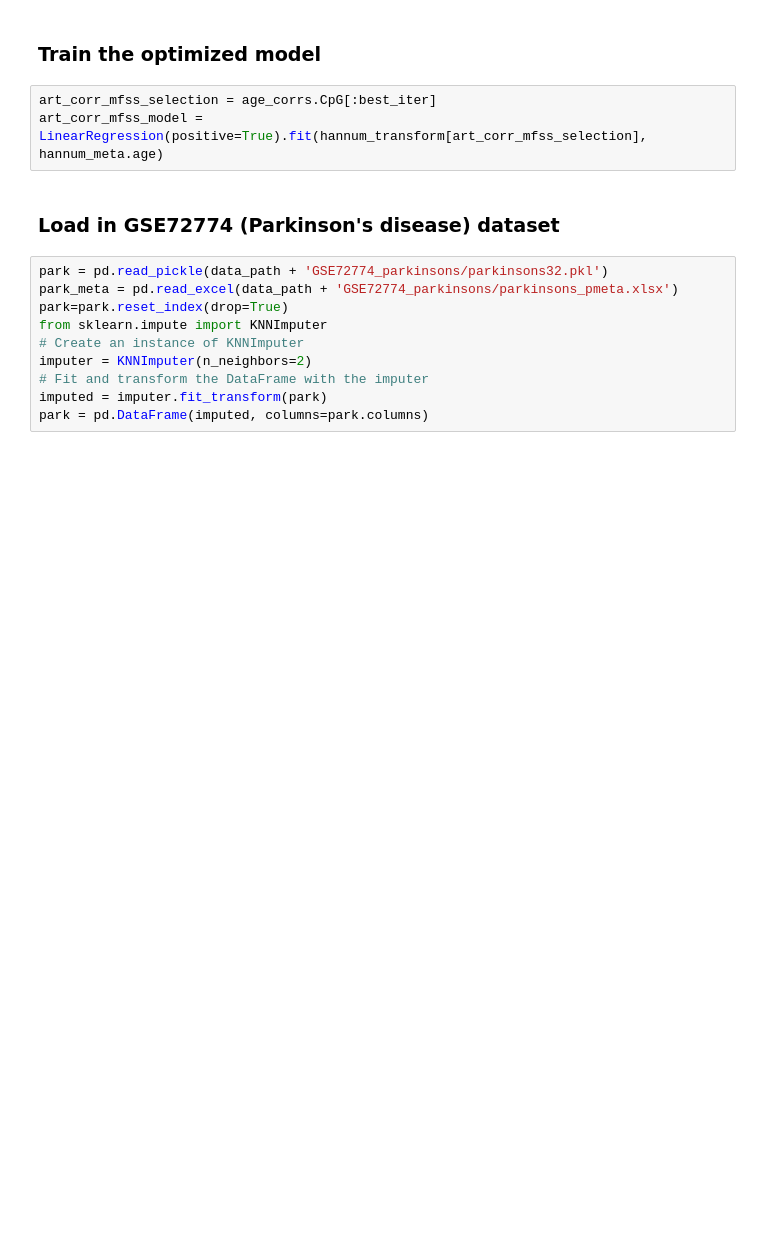
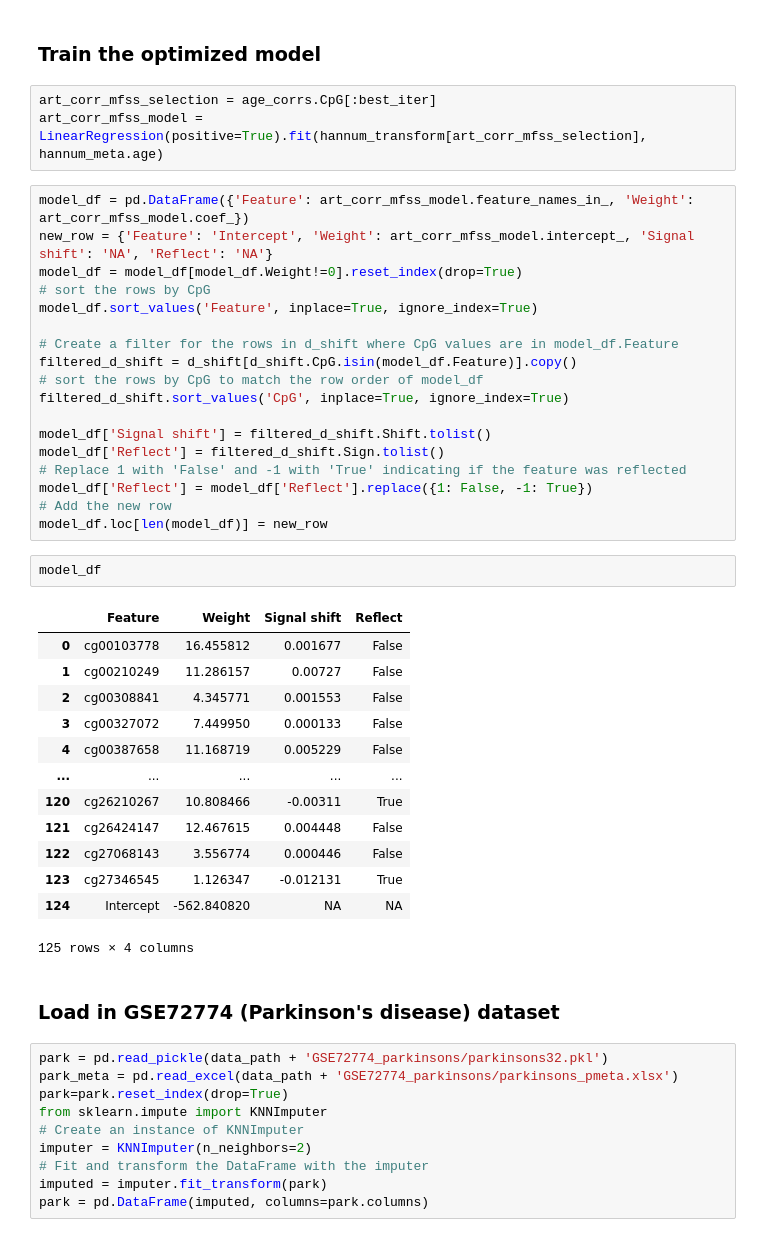
Before and after one commit to SkinnerCM/conboy-laboratory, a Jupyter notebook: dnam-clocks/mFSS-clock/notebooks/Generate figures/Generate Figure 4, supplementary figures 4-6 and supplementary tables 3-7.ipynb, the cells around one changed output. Drawn from its saved outputs; the diff is of its cells as text; blank space fills up the shorter version.

Commit message:
add code for generating supp. table 4

```diff
--- a/dnam-clocks/mFSS-clock/notebooks/Generate figures/Generate Figure 4, supplementary figures 4-6 and supplementary tables 3-7.ipynb
+++ b/dnam-clocks/mFSS-clock/notebooks/Generate figures/Generate Figure 4, supplementary figures 4-6 and supplementary tables 3-7.ipynb
@@ -127,6 +127,40 @@ best_iter
 # %%
 art_corr_mfss_selection = age_corrs.CpG[:best_iter]
 art_corr_mfss_model = LinearRegression(positive=True).fit(hannum_transform[art_corr_mfss_selection], hannum_meta.age)
+# %%
+model_df = pd.DataFrame({'Feature': art_corr_mfss_model.feature_names_in_, 'Weight': art_corr_mfss_model.coef_})
+new_row = {'Feature': 'Intercept', 'Weight': art_corr_mfss_model.intercept_, 'Signal shift': 'NA', 'Reflect': 'NA'}
+model_df = model_df[model_df.Weight!=0].reset_index(drop=True)
+# sort the rows by CpG
+model_df.sort_values('Feature', inplace=True, ignore_index=True)
+
+# Create a filter for the rows in d_shift where CpG values are in model_df.Feature
+filtered_d_shift = d_shift[d_shift.CpG.isin(model_df.Feature)].copy()
+# sort the rows by CpG to match the row order of model_df
+filtered_d_shift.sort_values('CpG', inplace=True, ignore_index=True)
+
+model_df['Signal shift'] = filtered_d_shift.Shift.tolist()
+model_df['Reflect'] = filtered_d_shift.Sign.tolist()
+# Replace 1 with 'False' and -1 with 'True' indicating if the feature was reflected
+model_df['Reflect'] = model_df['Reflect'].replace({1: False, -1: True})
+# Add the new row
+model_df.loc[len(model_df)] = new_row
+# %%
+model_df
+# %% [output]
+|  | Feature | Weight | Signal shift | Reflect |
+| 0 | cg00103778 | 16.455812 | 0.001677 | False |
+| 1 | cg00210249 | 11.286157 | 0.00727 | False |
+| 2 | cg00308841 | 4.345771 | 0.001553 | False |
+| 3 | cg00327072 | 7.449950 | 0.000133 | False |
+| 4 | cg00387658 | 11.168719 | 0.005229 | False |
+| ... | ... | ... | ... | ... |
+| 120 | cg26210267 | 10.808466 | -0.00311 | True |
+| 121 | cg26424147 | 12.467615 | 0.004448 | False |
+| 122 | cg27068143 | 3.556774 | 0.000446 | False |
+| 123 | cg27346545 | 1.126347 | -0.012131 | True |
+| 124 | Intercept | -562.840820 | NA | NA |
+125 rows × 4 columns
 # %% [markdown]
 ### Load in GSE72774 (Parkinson's disease) dataset
 # %%
```
Also changed, not shown: parts of 7 cells of this notebook.
